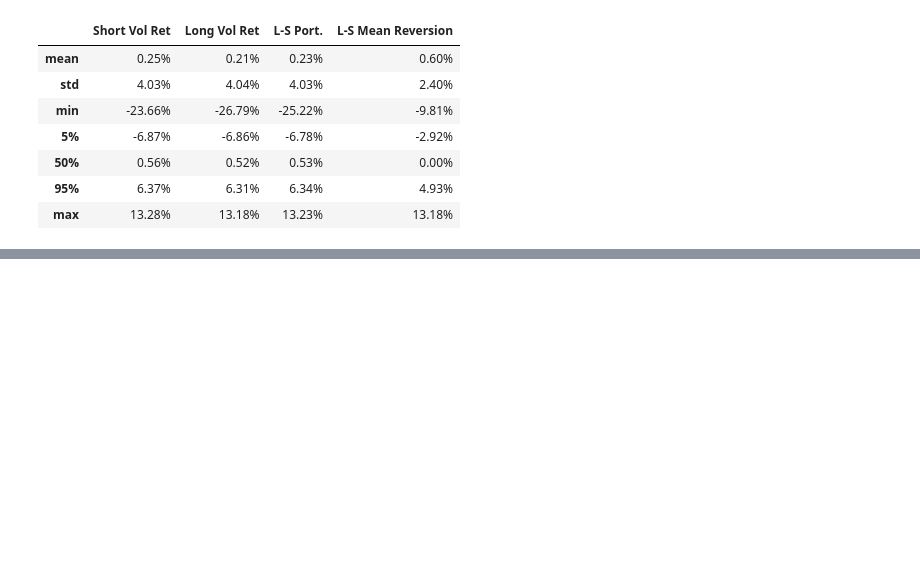
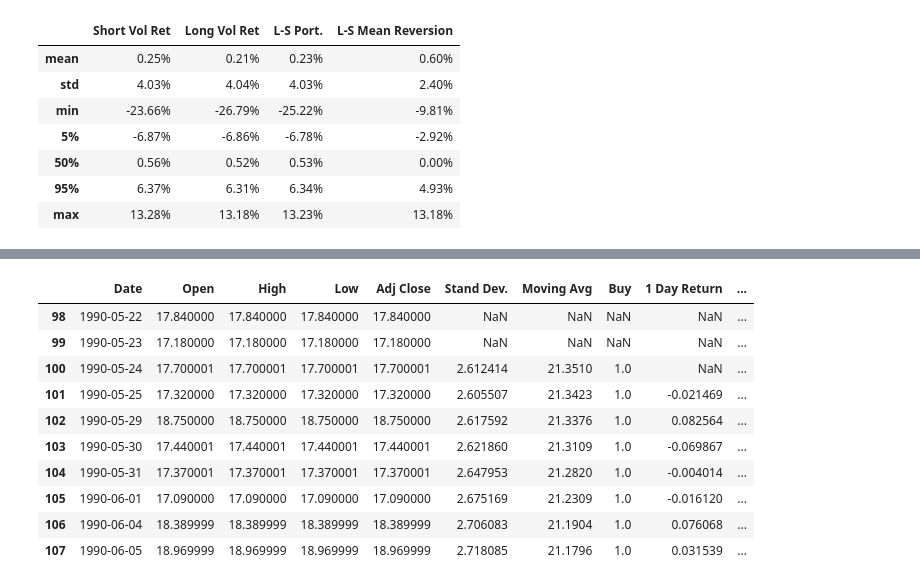
Before and after one commit to brothermalcolm/Algorithmic-Trading-and-Stocks-Essential-Training, a Jupyter notebook: Algorithmic Trading and Stocks Essential Training.ipynb, the cells around one changed output, grey strips where cells are left out. Saved outputs shown, nothing was run; the diff lists cells and outputs as text; code cells hidden in the pictures; blank space fills up the shorter version.

```diff
--- a/Algorithmic Trading and Stocks Essential Training.ipynb
+++ b/Algorithmic Trading and Stocks Essential Training.ipynb
@@ -186,0 +232,17 @@ df_0302.iloc[:,[3,4,5,8]].describe(percentiles=[.05, .95])[1:].style.format("{:.
+# %%
+df_0303['Stand Dev.'] = df_0303['Adj Close'].rolling(100).std().shift(1)
+df_0303['Big Buy'] = df_0303['Adj Close'] + df_0303['Stand Dev.'] < df_0303['Moving Avg']
+df_0303['Big Buy Ret.'] = df_0303['Big Buy'] * df_0303['1 Day Return']
+df_0303[98:].head(10)
+# %% [output]
+|  | Date | Open | High | Low | Adj Close | Stand Dev. | Moving Avg | Buy | 1 Day Return | ... |
+| 98 | 1990-05-22 | 17.840000 | 17.840000 | 17.840000 | 17.840000 | NaN | NaN | NaN | NaN | ... |
+| 99 | 1990-05-23 | 17.180000 | 17.180000 | 17.180000 | 17.180000 | NaN | NaN | NaN | NaN | ... |
+| 100 | 1990-05-24 | 17.700001 | 17.700001 | 17.700001 | 17.700001 | 2.612414 | 21.3510 | 1.0 | NaN | ... |
+| 101 | 1990-05-25 | 17.320000 | 17.320000 | 17.320000 | 17.320000 | 2.605507 | 21.3423 | 1.0 | -0.021469 | ... |
+| 102 | 1990-05-29 | 18.750000 | 18.750000 | 18.750000 | 18.750000 | 2.617592 | 21.3376 | 1.0 | 0.082564 | ... |
+| 103 | 1990-05-30 | 17.440001 | 17.440001 | 17.440001 | 17.440001 | 2.621860 | 21.3109 | 1.0 | -0.069867 | ... |
+| 104 | 1990-05-31 | 17.370001 | 17.370001 | 17.370001 | 17.370001 | 2.647953 | 21.2820 | 1.0 | -0.004014 | ... |
+| 105 | 1990-06-01 | 17.090000 | 17.090000 | 17.090000 | 17.090000 | 2.675169 | 21.2309 | 1.0 | -0.016120 | ... |
+| 106 | 1990-06-04 | 18.389999 | 18.389999 | 18.389999 | 18.389999 | 2.706083 | 21.1904 | 1.0 | 0.076068 | ... |
+| 107 | 1990-06-05 | 18.969999 | 18.969999 | 18.969999 | 18.969999 | 2.718085 | 21.1796 | 1.0 | 0.031539 | ... |
```
Also changed, not shown: parts of 5 cells of this notebook.
